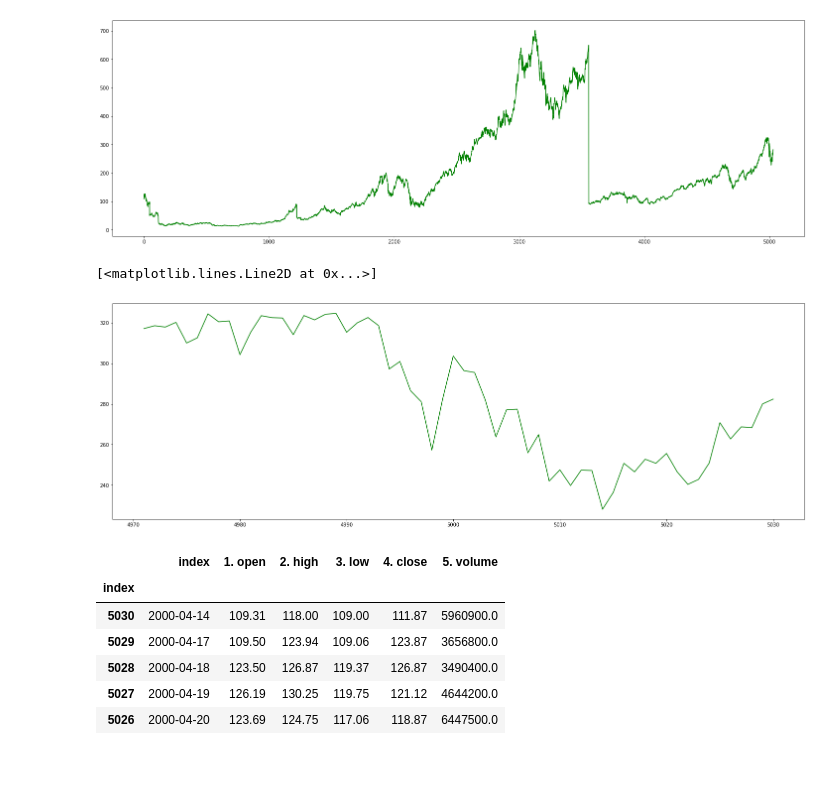
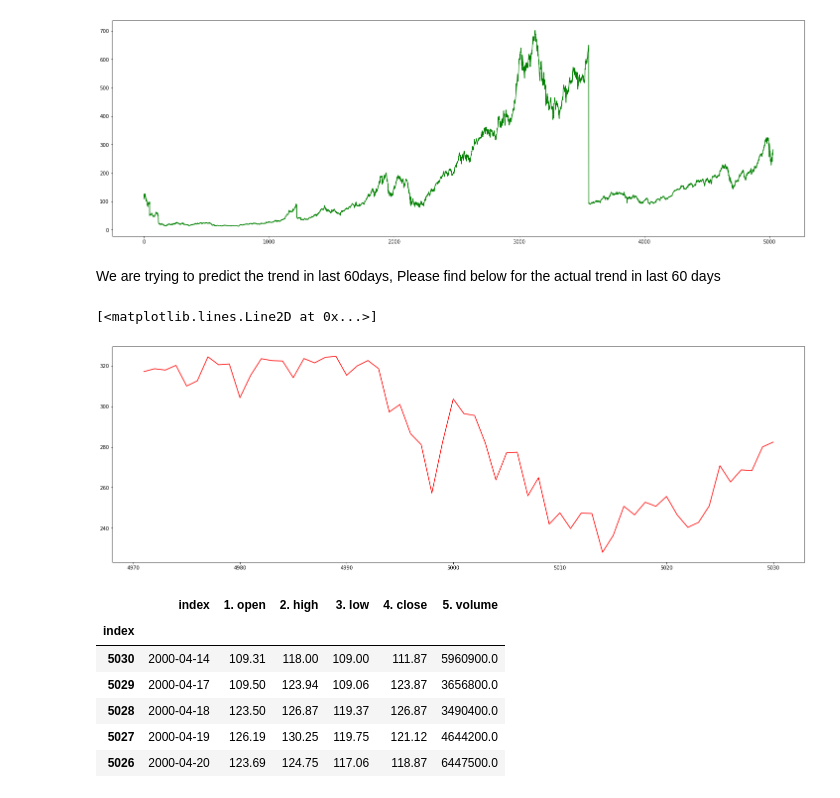
Before and after one commit to ikyath/RNN_Introduction_Fundamentals, a Jupyter notebook: RNN_Theory.ipynb, the cells around one changed output. Saved outputs shown, nothing was run; the diff lists cells and outputs as text; code cells hidden in the pictures; blank space fills up the shorter version.

```diff
--- a/RNN_Theory.ipynb
+++ b/RNN_Theory.ipynb
@@ -187,12 +187,15 @@ plt.plot(dataset['1. open'],color='green')
 # %% [output]
 [<matplotlib.lines.Line2D at 0x...>]
 [figure]
+# %% [markdown]
+We are trying to predict the trend in last 60days,
+Please find below for the actual trend in last 60 days
 # %%
 plt.figure(figsize=(25,8))
-plt.plot(dataset.iloc[-60:,1:2],color='green')
+plt.plot(dataset.iloc[-60:,1:2],color='red')
 # %% [output]
 [<matplotlib.lines.Line2D at 0x...>]
-[figure, old version]
+[figure, new version]
 # %%
 dataset.head()
 # %% [output]
```
